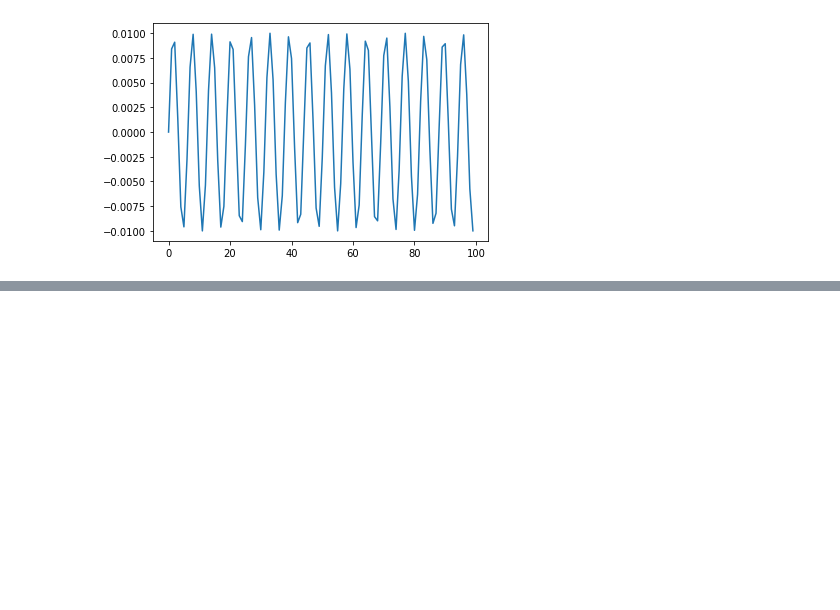
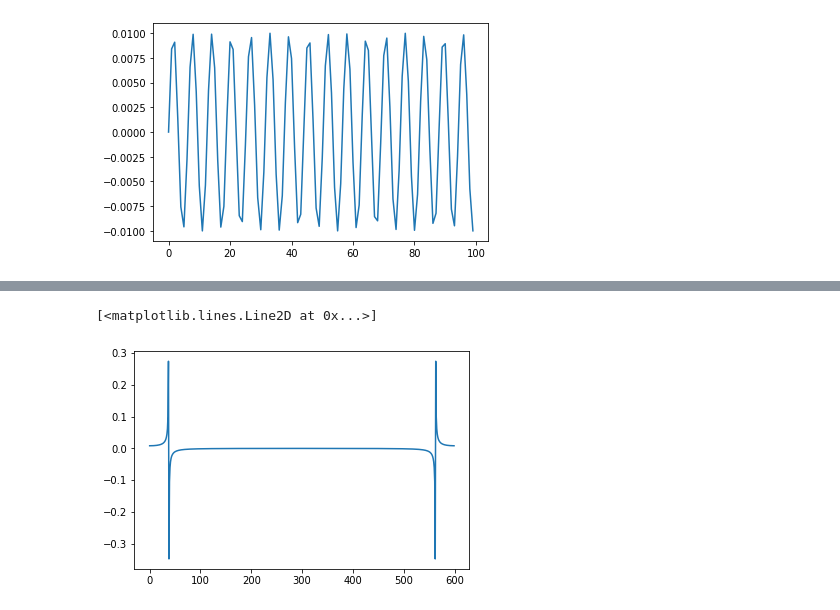
Before and after one commit to Yousousen/pulsar_analysis, a Jupyter notebook: scripts/ipynb.ipynb, the cells around one changed output, grey strips where cells are left out. Drawn from its saved outputs; the diff is of its cells as text; code cells hidden in the pictures; blank space fills up the shorter version.

```diff
--- a/scripts/ipynb.ipynb
+++ b/scripts/ipynb.ipynb
@@ -48,0 +70,5 @@ plt.plot(np.fft.ifft(np.fft.fft(sin)/len(sin)))
+# %%
+plt.plot(np.fft.fft(sin)/len(sin))
+# %% [output]
+[<matplotlib.lines.Line2D at 0x...>]
+[figure, added]
```
Also changed, not shown: parts of 5 cells of this notebook, 2 other files.
